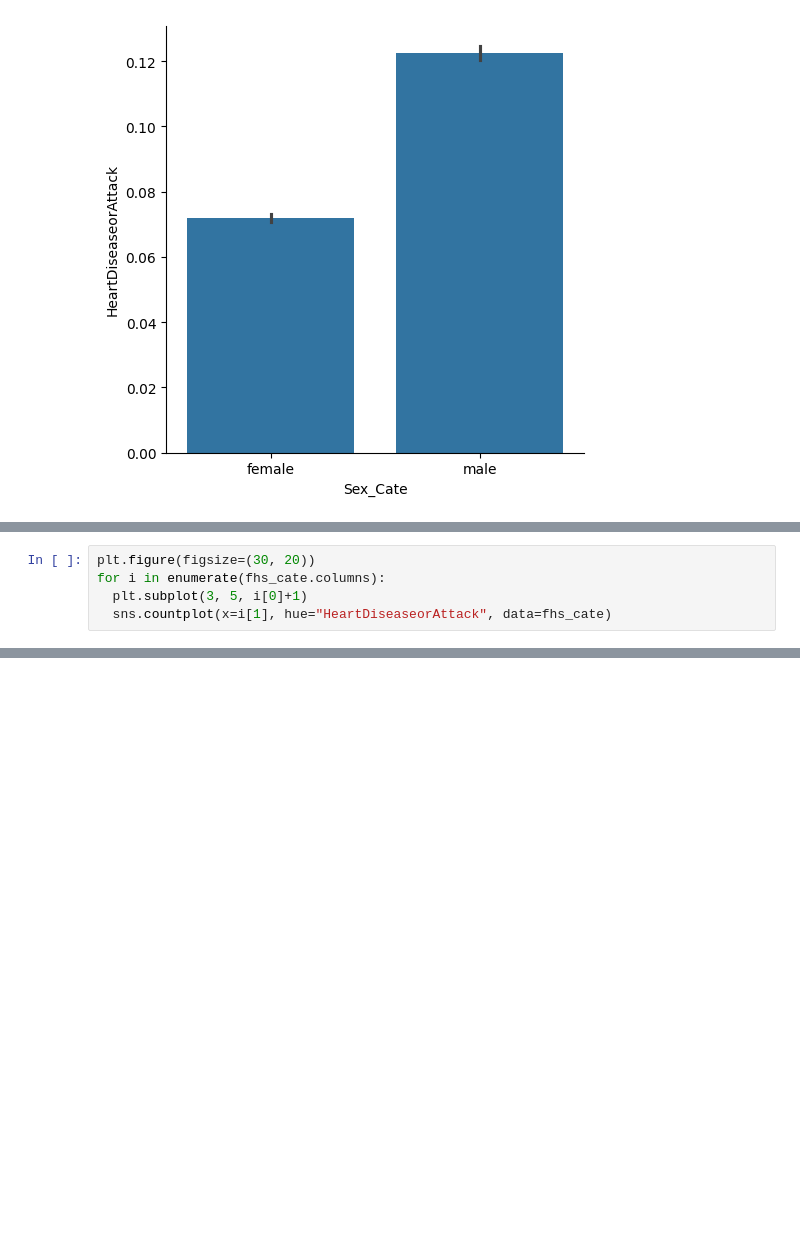
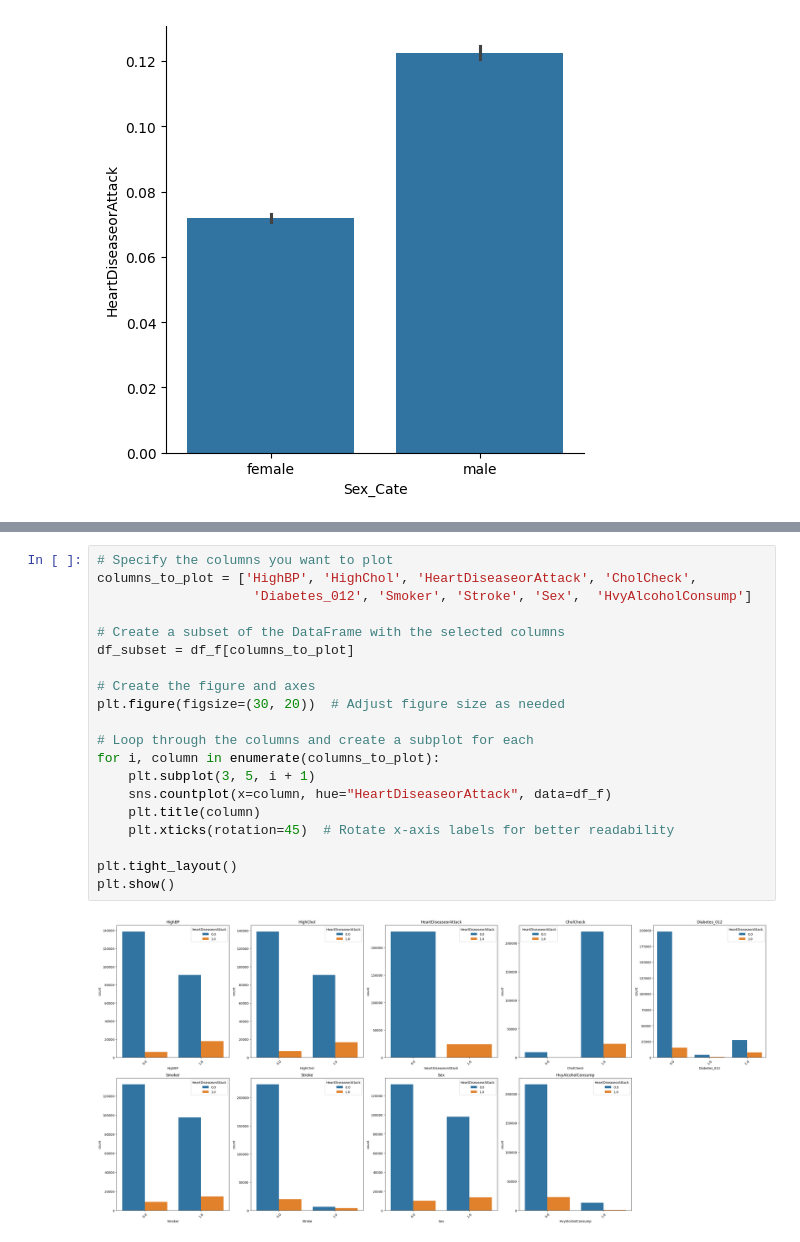
Before and after one commit to akhilnazim0/Data-Science-Project, a Jupyter notebook: Data_Science_Project_.ipynb, the cells around one changed output, grey strips where cells are left out. Cells and saved outputs as stored; diff of their text form; blank space fills up the shorter version.

```diff
--- a/Data_Science_Project_.ipynb
+++ b/Data_Science_Project_.ipynb
@@ -354,5 +267,0 @@ sns.countplot(data=fhs_cate, x='Age_Category')
-# %%
-plt.figure(figsize=(30, 20))
-for i in enumerate(fhs_cate.columns):
-  plt.subplot(3, 5, i[0]+1)
-  sns.countplot(x=i[1], hue="HeartDiseaseorAttack", data=fhs_cate)
@@ -463,0 +330,22 @@ print(confusion_matrix(y_test, y_pred))
+# %%
+# Specify the columns you want to plot
+columns_to_plot = ['HighBP', 'HighChol', 'HeartDiseaseorAttack', 'CholCheck',
+                    'Diabetes_012', 'Smoker', 'Stroke', 'Sex',  'HvyAlcoholConsump']
+
+# Create a subset of the DataFrame with the selected columns
+df_subset = df_f[columns_to_plot]
+
+# Create the figure and axes
+plt.figure(figsize=(30, 20))  # Adjust figure size as needed
+
+# Loop through the columns and create a subplot for each
+for i, column in enumerate(columns_to_plot):
+    plt.subplot(3, 5, i + 1)
+    sns.countplot(x=column, hue="HeartDiseaseorAttack", data=df_f)
+    plt.title(column)
+    plt.xticks(rotation=45)  # Rotate x-axis labels for better readability
+
+plt.tight_layout()
+plt.show()
+# %% [output]
+[figure, added]
```
Also changed, not shown: parts of 55 cells of this notebook.
